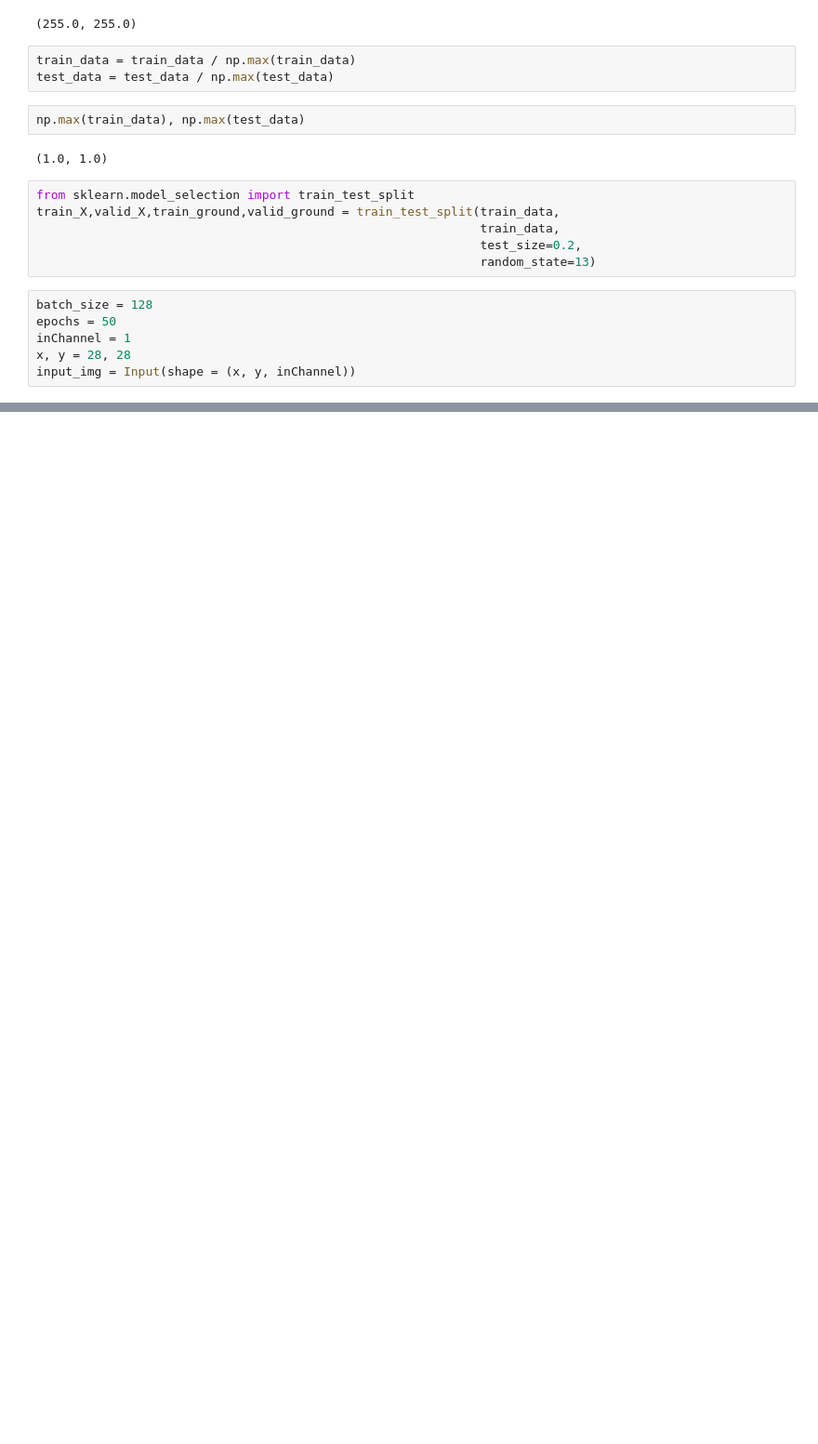
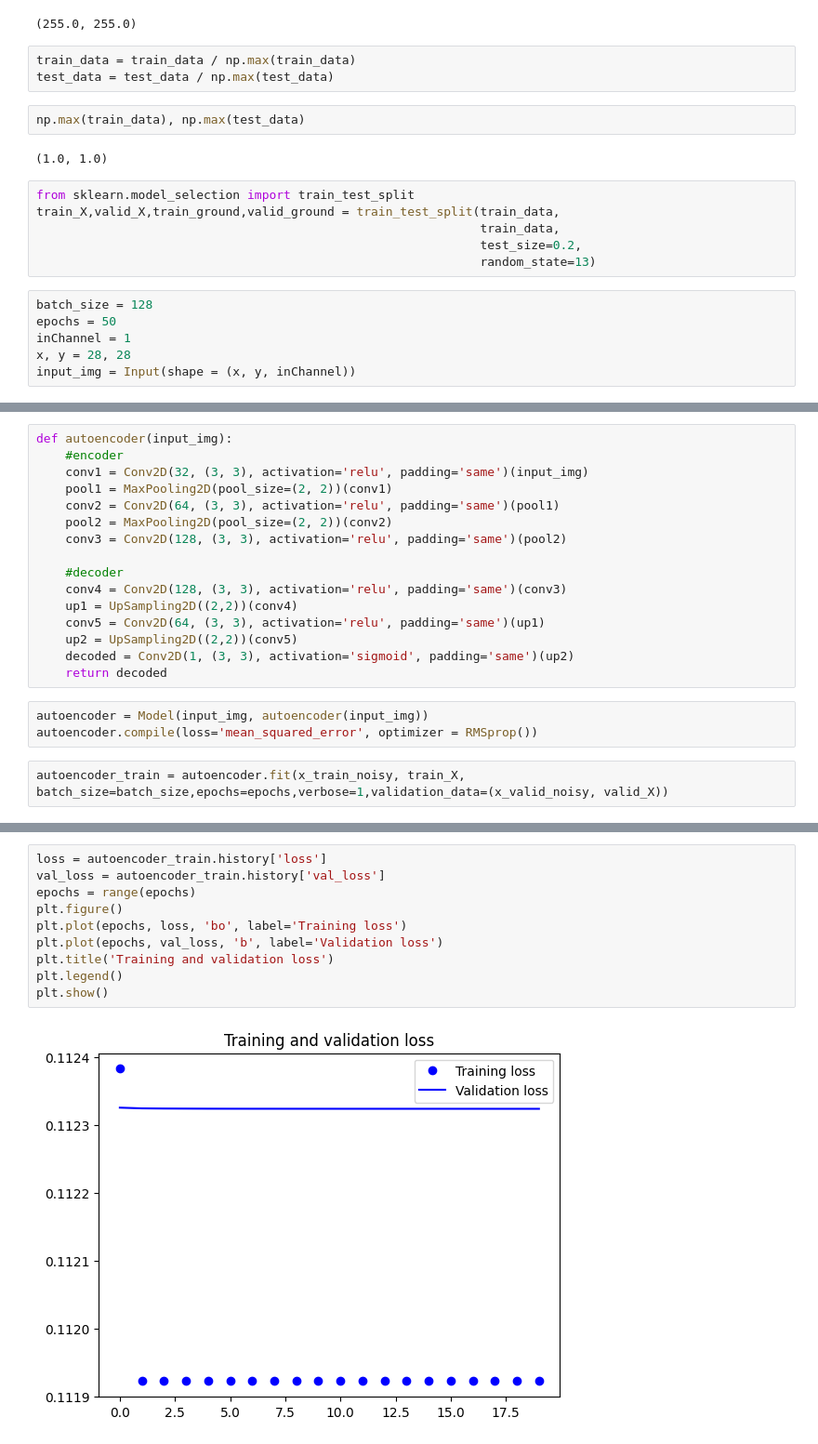
Before and after one commit to ganzhi/notebooks, a Jupyter notebook: image_embedding/Image Embedding.ipynb, the cells around one changed output, grey strips where cells are left out. Shown: that part at 93% size. Saved outputs shown, nothing was run; the diff lists cells and outputs as text; blank space fills up the shorter version.

```diff
--- a/image_embedding/Image Embedding.ipynb
+++ b/image_embedding/Image Embedding.ipynb
@@ -165,0 +239,21 @@ Epoch 24/50
+# %%
+def autoencoder(input_img):
+    #encoder
+    conv1 = Conv2D(32, (3, 3), activation='relu', padding='same')(input_img)
+    pool1 = MaxPooling2D(pool_size=(2, 2))(conv1)
+    conv2 = Conv2D(64, (3, 3), activation='relu', padding='same')(pool1)
+    pool2 = MaxPooling2D(pool_size=(2, 2))(conv2)
+    conv3 = Conv2D(128, (3, 3), activation='relu', padding='same')(pool2)
+
+    #decoder
+    conv4 = Conv2D(128, (3, 3), activation='relu', padding='same')(conv3)
+    up1 = UpSampling2D((2,2))(conv4)
+    conv5 = Conv2D(64, (3, 3), activation='relu', padding='same')(up1)
+    up2 = UpSampling2D((2,2))(conv5)
+    decoded = Conv2D(1, (3, 3), activation='sigmoid', padding='same')(up2)
+    return decoded
+# %%
+autoencoder = Model(input_img, autoencoder(input_img))
+autoencoder.compile(loss='mean_squared_error', optimizer = RMSprop())
+# %%
+autoencoder_train = autoencoder.fit(x_train_noisy, train_X, batch_size=batch_size,epochs=epochs,verbose=1,validation_data=(x_valid_noisy, valid_X))
@@ -165,0 +278,12 @@ Epoch 24/50
+# %%
+loss = autoencoder_train.history['loss']
+val_loss = autoencoder_train.history['val_loss']
+epochs = range(epochs)
+plt.figure()
+plt.plot(epochs, loss, 'bo', label='Training loss')
+plt.plot(epochs, val_loss, 'b', label='Validation loss')
+plt.title('Training and validation loss')
+plt.legend()
+plt.show()
+# %% [output]
+[figure, added]
```
Also changed, not shown: parts of 17 cells of this notebook.
